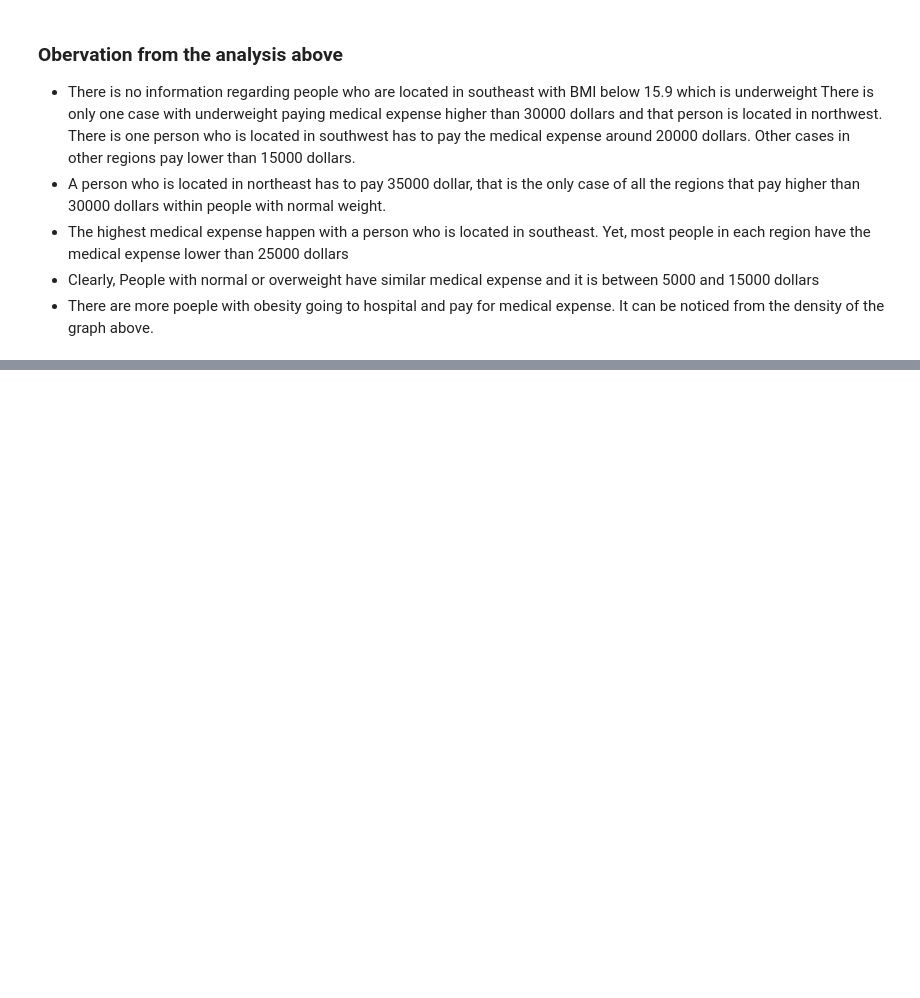
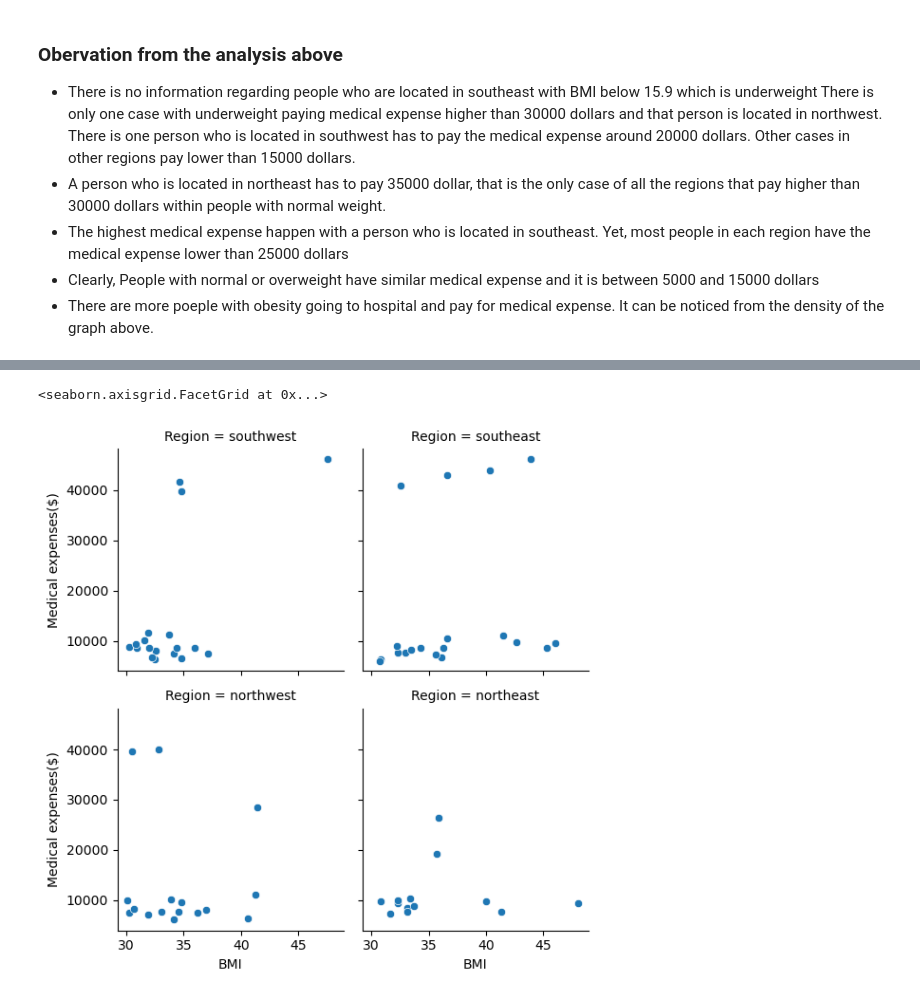
Before and after one commit to ubco-W2022T2-data301/project-group-group10, a Jupyter notebook: analysis/analysis3.ipynb, the cells around one changed output, grey strips where cells are left out. Saved outputs shown, nothing was run; the diff lists cells and outputs as text; code cells hidden in the pictures; blank space fills up the shorter version.

```diff
--- a/analysis/analysis3.ipynb
+++ b/analysis/analysis3.ipynb
@@ -235,0 +456,15 @@ obe.map(sns.scatterplot, "bmi", "charges").set(ylabel="Medical expenses",xlabel=
+# %%
+df_mid=(pd.read_csv("../data/raw/insurance.csv")
+        .drop(columns='smoker')
+        .rename(columns={'age':'Age','sex':'Sex','bmi':'BMI','children':'Children','region':'Region','charges':'Medical expenses'})
+        .assign(Group_of_age=lambda x: x['Age'].apply(typeofage))
+        .loc[lambda x:x['Age']<=50]
+        .loc[lambda x:x['Age']>=36]
+        .loc[lambda x:x['Sex']=='female']
+        .loc[lambda x:x['BMI']>=30]
+        .loc[lambda x:x['Children']!=0]
+        .sort_values('Region',ascending=True)
+        .sort_values('Age',ascending=True)
+        .reset_index(drop=True)
+    )
+df_mid
@@ -235,0 +706,6 @@ obe.map(sns.scatterplot, "bmi", "charges").set(ylabel="Medical expenses",xlabel=
+# %%
+mid_g1 = sns.FacetGrid(data=df_mid, col='Region',col_wrap=2)
+mid_g1.map(sns.scatterplot, 'BMI', 'Medical expenses').set(ylabel='Medical expenses($)')
+# %% [output]
+<seaborn.axisgrid.FacetGrid at 0x...>
+[figure, added]
```
Also changed, not shown: parts of 47 cells of this notebook, 1 other file.
